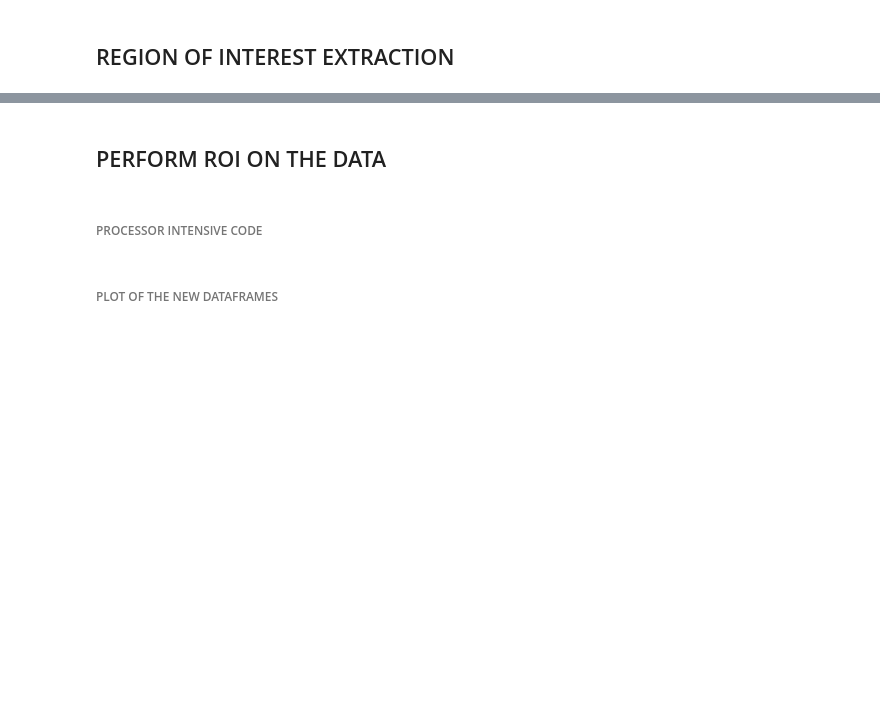
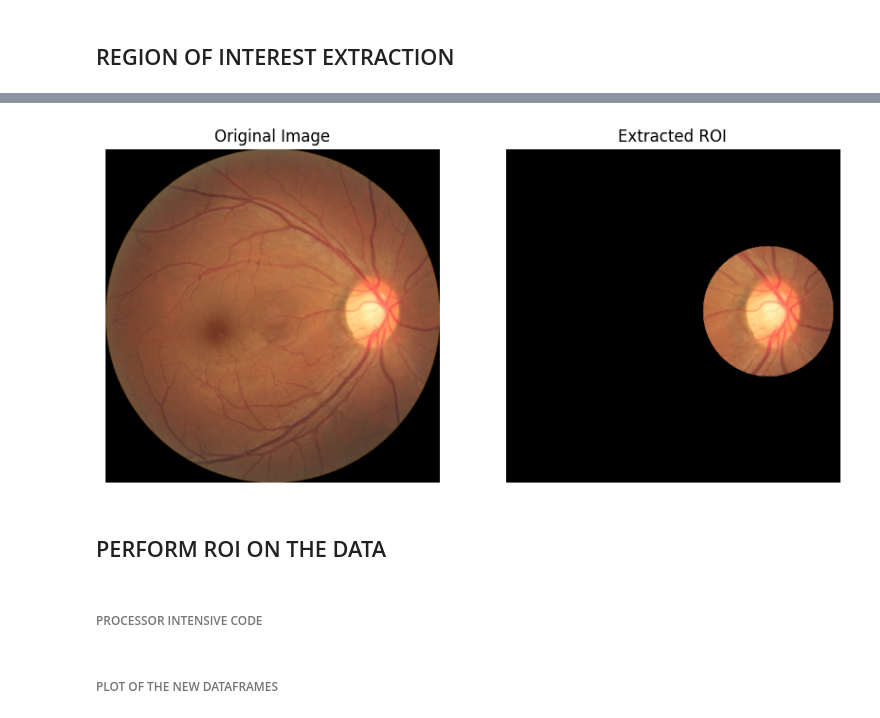
Before and after one commit to OptimusCoderr/ML_TUT, a Jupyter notebook: glaucoma-detection-fudndus-pytorch.ipynb, the cells around one changed output, grey strips where cells are left out. Saved outputs shown, nothing was run; the diff lists cells and outputs as text; code cells hidden in the pictures; blank space fills up the shorter version.

```diff
--- a/glaucoma-detection-fudndus-pytorch.ipynb
+++ b/glaucoma-detection-fudndus-pytorch.ipynb
@@ -104,0 +161,10 @@ df_valid.to_csv("valid.csv", index=False)
+# %%
+import pandas as pd
+
+# Assuming df_train and df_train1 are already defined
+
+# Stack the dataframes
+df_train = pd.concat([df_train, df_train1, df_train2], ignore_index=True)
+
+# Display the first few rows of the new DataFrame
+print(df_train.head())
@@ -197,3 +365,59 @@ plt.show()
+# %%
+import os
+import cv2
+import numpy as np
+import matplotlib.pyplot as plt
+
+# Load the image
+image_path = df_train["file_path"].sample().values[0]
+
+# Check the file extension
+file_extension = os.path.splitext(image_path)[1]
+
+# Load the image based on the file extension
+if file_extension.lower() == '.png':
+    image = cv2.imread(image_path, cv2.IMREAD_UNCHANGED)
+else:
+    image = cv2.imread(image_path)
+
+# Convert the image to grayscale
+gray_image = cv2.cvtColor(image, cv2.COLOR_BGR2GRAY)
+
+# Apply Gaussian blur
+blurred_image = cv2.GaussianBlur(gray_image, (65, 65), 0)
+
+# Find the pixel with the highest intensity value
+max_intensity_pixel = np.unravel_index(np.argmax(blurred_image), blurred_image.shape)
+
+# Define the radius for the circle
+radius = 200 // 2
+
+# Get the x and y coordinates for cropping the image
+x = max_intensity_pixel[1] - radius
+y = max_intensity_pixel[0] - radius
+
+# Create a mask for the circle
+mask = np.zeros_like(image)
+cv2.circle(mask, (x + radius, y + radius), radius, (255, 255, 255), -1)
+
+# Apply the mask to the original image
+roi_image = cv2.bitwise_and(image, mask)
+
+# Plot the original image and the extracted ROI
+plt.figure(figsize=(10, 5))
+plt.subplot(1, 2, 1)
+plt.imshow(cv2.cvtColor(image, cv2.COLOR_BGR2RGB))
+plt.title('Original Image')
+plt.axis('off')
+
+plt.subplot(1, 2, 2)
+plt.imshow(cv2.cvtColor(roi_image, cv2.COLOR_BGR2RGB))
+plt.title('Extracted ROI')
+plt.axis('off')
+
+plt.show()
+# %% [output]
+[figure, added]
 # %% [markdown]
 ## PERFORM ROI ON THE DATA
 # %%
```
Also changed, not shown: parts of 29 cells of this notebook.
